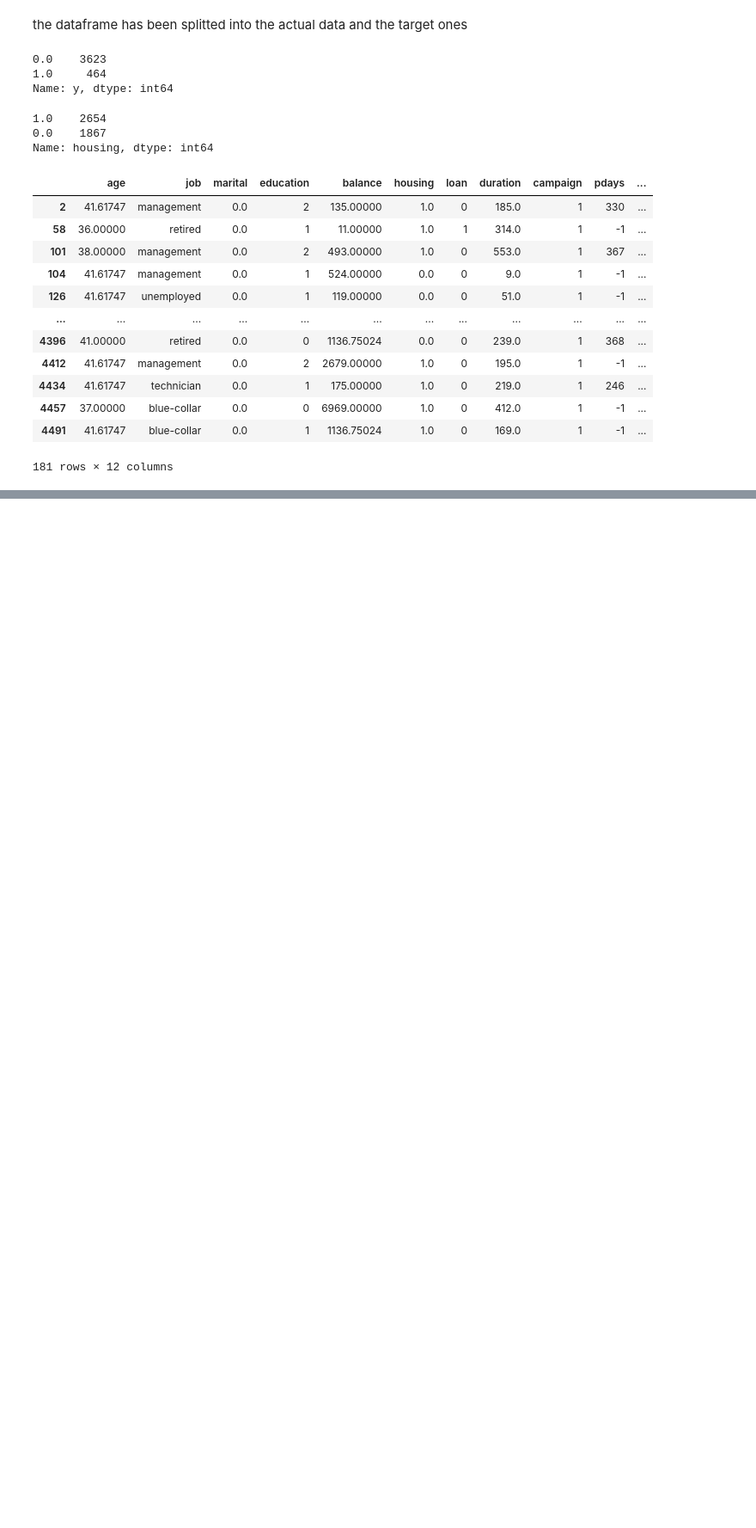
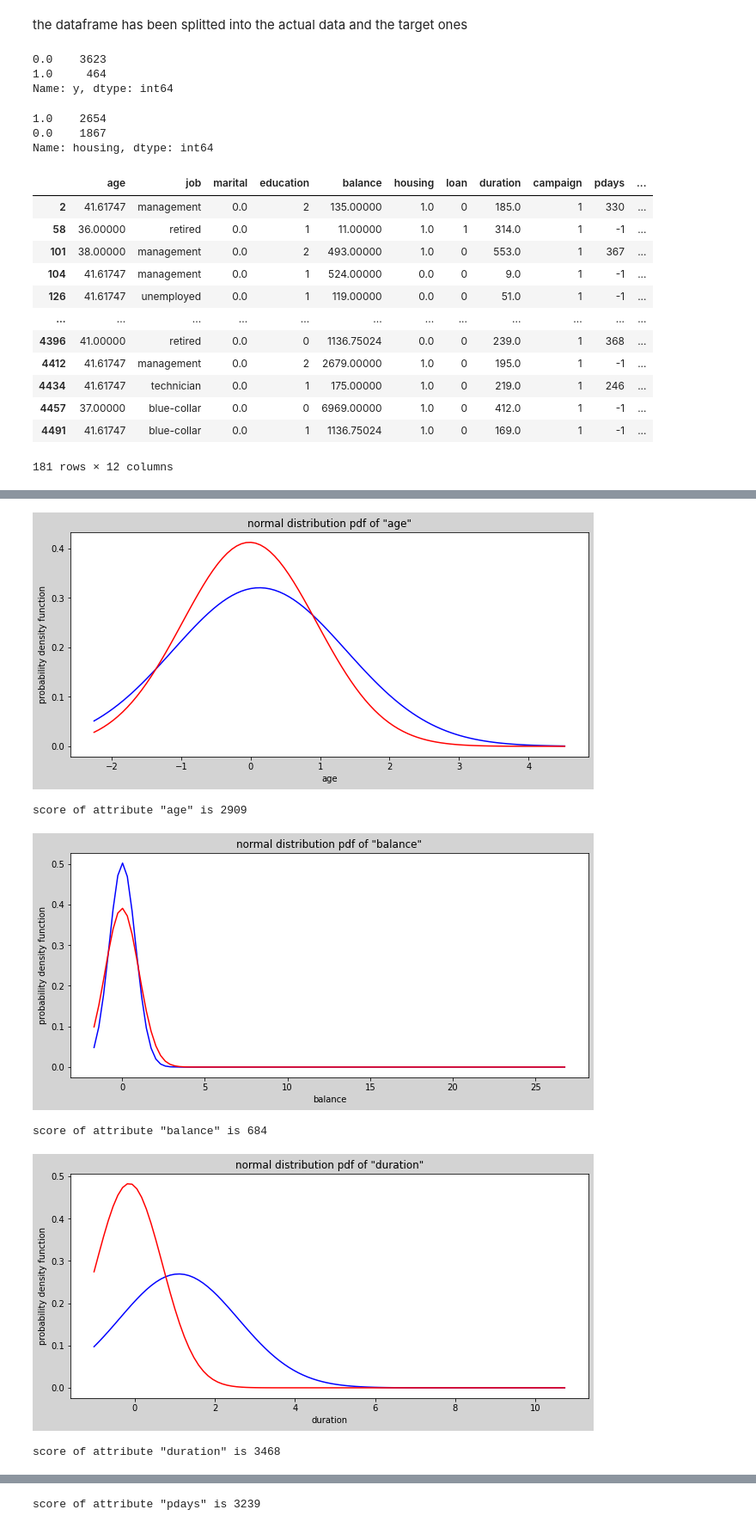
Before and after one commit to ALotov2000/ut-ai-assignment0, a Jupyter notebook: AI-CA0.ipynb, the cells around one changed output, grey strips where cells are left out. Shown: that part at 86% size. Saved outputs shown, nothing was run; the diff lists cells and outputs as text; code cells hidden in the pictures; blank space fills up the shorter version.

```diff
--- a/AI-CA0.ipynb
+++ b/AI-CA0.ipynb
@@ -254 +261,14 @@ for col in df:
 ... (8 outputs left out)
+# %%
+numericalColumns = ['age', 'balance', 'duration', 'pdays']
+StandardizedData = pd.DataFrame(df[numericalColumns + ['y']])
+
+for col in numericalColumns:
+  if col == 'y':
+    continue
+
+  m = StandardizedData[col].mean()
+  s = StandardizedData[col].std()
+  StandardizedData[col].update((StandardizedData[col] - m) / s)
+
+StandardizedData
@@ -254,0 +289,41 @@ for col in df:
+# %%
+for col in StandardizedData:
+    if col == 'y':
+        continue
+
+    plot.figure(
+        figsize=[10.8, 4.8],
+        facecolor='lightgrey'
+    )
+    plot.title('normal distribution pdf of "{}"'.format(col))
+    plot.xlabel(col)
+    plot.ylabel('probability density function')
+    x = np.linspace(StandardizedData[col].min(), StandardizedData[col].max(), 100)
+
+    m1 = StandardizedData[StandardizedData['y'] == 1][col].mean()
+    s1 = StandardizedData[StandardizedData['y'] == 1][col].std()
+    plot.plot(
+            x,
+            stat.norm.pdf(x, loc=m1, scale=s1),
+            color='blue',
+            )
+
+    m0 = StandardizedData[StandardizedData['y'] == 0][col].mean()
+    s0 = StandardizedData[StandardizedData['y'] == 0][col].std()
+    plot.plot(
+            x,
+            stat.norm.pdf(x, loc=m0, scale=s0),
+            color='red',
+            )
+    plot.show()
+
+    print('score of attribute "{}" is {}'
+            .format(col,
+                    len(StandardizedData[StandardizedData['y'] == (stat.norm.pdf(StandardizedData[col], loc=m1, scale=s1) > stat.norm.pdf(StandardizedData[col], loc=m0, scale=s0))])))
+# %% [output]
+[figure, added]
+score of attribute "age" is 2909
+[figure, added]
+score of attribute "balance" is 684
+[figure, added]
+score of attribute "duration" is 3468
@@ -254,0 +331 @@ for col in df:
+score of attribute "pdays" is 3239
```
Also changed, not shown: parts of 7 cells of this notebook.
